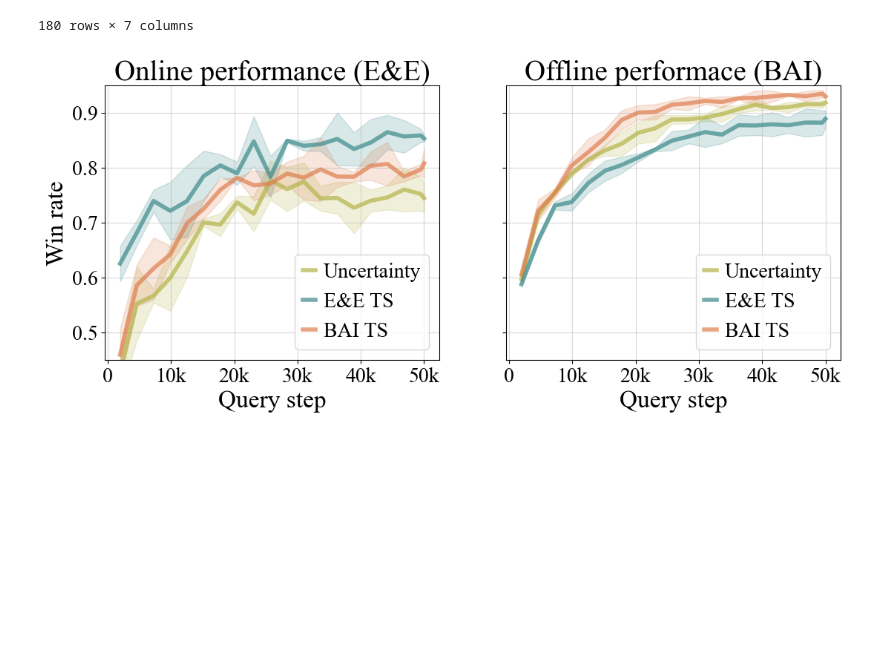
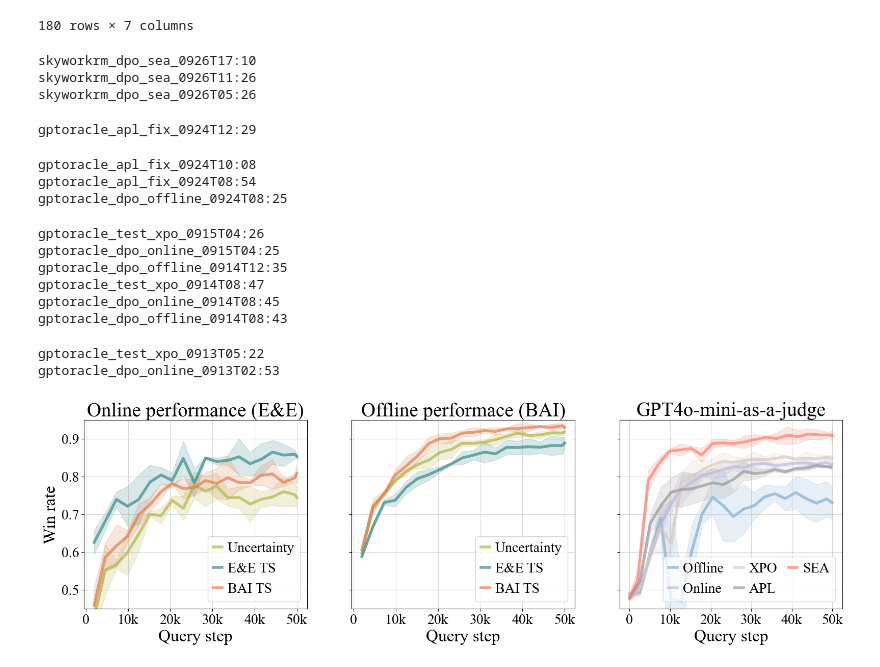
Before and after one commit to lkevinzc/ellm, a Jupyter notebook: notebooks/plotting/exp_strategies.ipynb, the cells around one changed output. Drawn from its saved outputs; the diff is of its cells as text; code cells hidden in the pictures; blank space fills up the shorter version.

```diff
--- a/notebooks/plotting/exp_strategies.ipynb
+++ b/notebooks/plotting/exp_strategies.ipynb
@@ -108,39 +108,58 @@ methods_to_labels= {
     "double": "E&E TS",
     "duel": "BAI TS",
 }
-fig, axes = plt.subplots(1, 2, sharey=True)
-fig.set_figwidth(fig.get_figwidth() * 2)
+fig, axes = plt.subplots(1, 3, sharey=True)
+fig.set_figwidth(fig.get_figwidth() * 3)
 
 for i, ax in enumerate(axes):
+    if i == 2:
+        ax = plot_another(ax)
+        continue
     yy = "eval/online_win_probs" if i==0 else "eval/rm_win_rate_prob"
     ax=sns.lineplot(data=df, x="misc/query_step", y=yy, hue="method", alpha=.7, dashes=False,linewidth=4, errorbar=('se', 2), ax=ax,
     palette=methods_to_color,
     # err_style="bars"
     hue_order=hue_order
                     )
     if i == 0:
         ax.set_title("Online performance (E&E)", fontsize=28)
     else:
         ax.set_title("Offline performace (BAI)", fontsize=28)
 
     sns.move_legend(
         ax, "best",
         # bbox_to_anchor=(0.45, -0.07),
         ncol=1,
         title=None,
         frameon=True,
         labels=[methods_to_labels[k] for k in hue_order],
         handletextpad=0.4,
         handlelength=0.6,
         columnspacing=0.8
     )
     ax.set_ylabel('Win rate', fontsize=24)
     ax.set_xlabel('Query step', fontsize=24)
     ax.set_xticks([0, 10_000, 20_000, 30_000, 40_000, 50_000],
         ["0", "10k", "20k", "30k", "40k", "50k"])
     # ax.set_yticks([0.5, 0.6, 0.7, 0.8, 0.9])
     ax.set_ylim(0.45, 0.95)
     ax.grid(True, which="both", ls="-", c="0.7", alpha=0.5)
-    fig.savefig("exp_methods.pdf", bbox_inches="tight")
+
+fig.savefig("exp_methods_and_gpt.pdf", bbox_inches="tight")
 # %% [output]
+skyworkrm_dpo_sea_0926T17:10
+skyworkrm_dpo_sea_0926T11:26
+skyworkrm_dpo_sea_0926T05:26
+gptoracle_apl_fix_0924T12:29
+gptoracle_apl_fix_0924T10:08
+gptoracle_apl_fix_0924T08:54
+gptoracle_dpo_offline_0924T08:25
+gptoracle_test_xpo_0915T04:26
+gptoracle_dpo_online_0915T04:25
+gptoracle_dpo_offline_0914T12:35
+gptoracle_test_xpo_0914T08:47
+gptoracle_dpo_online_0914T08:45
+gptoracle_dpo_offline_0914T08:43
+gptoracle_test_xpo_0913T05:22
+gptoracle_dpo_online_0913T02:53
-[figure, old version]
+[figure, new version]
```
Also changed, not shown: parts of 4 cells of this notebook, 22 other files.
